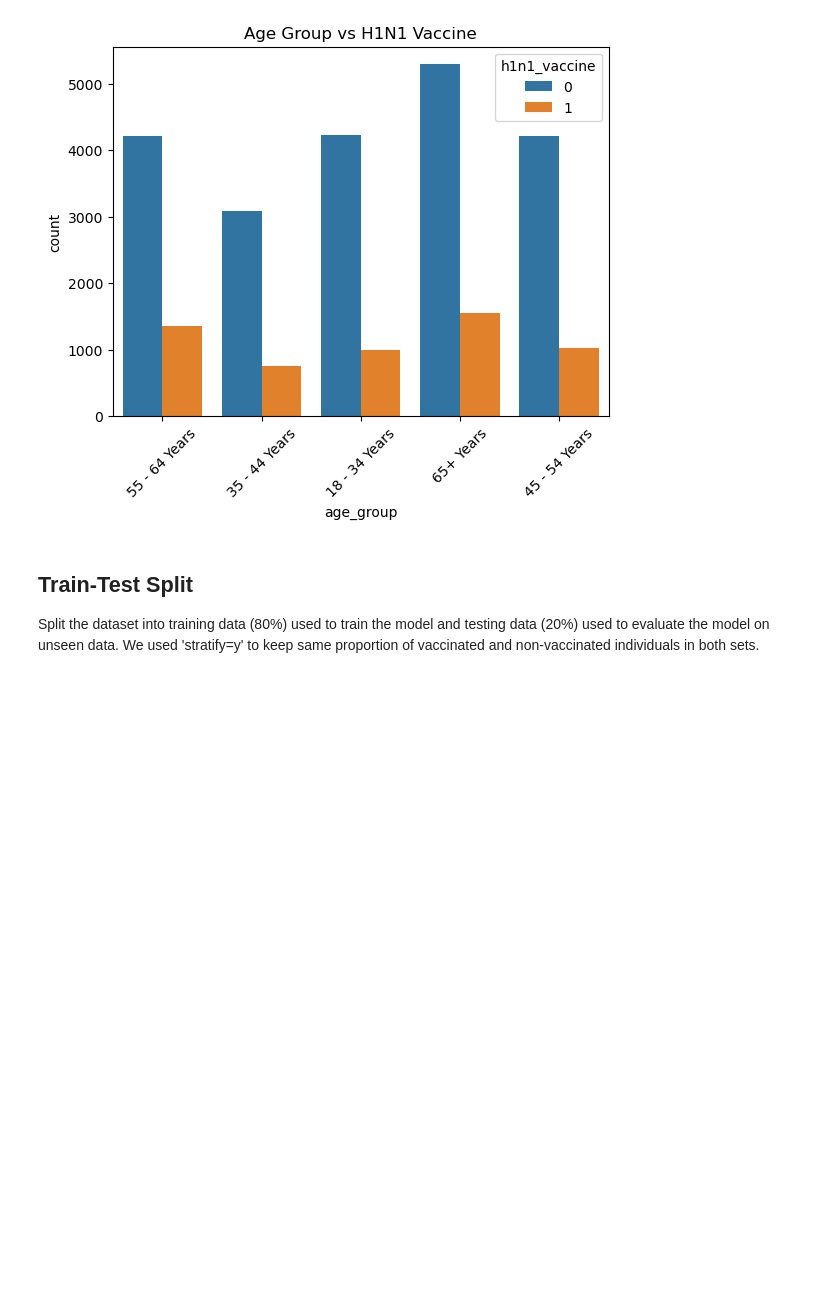
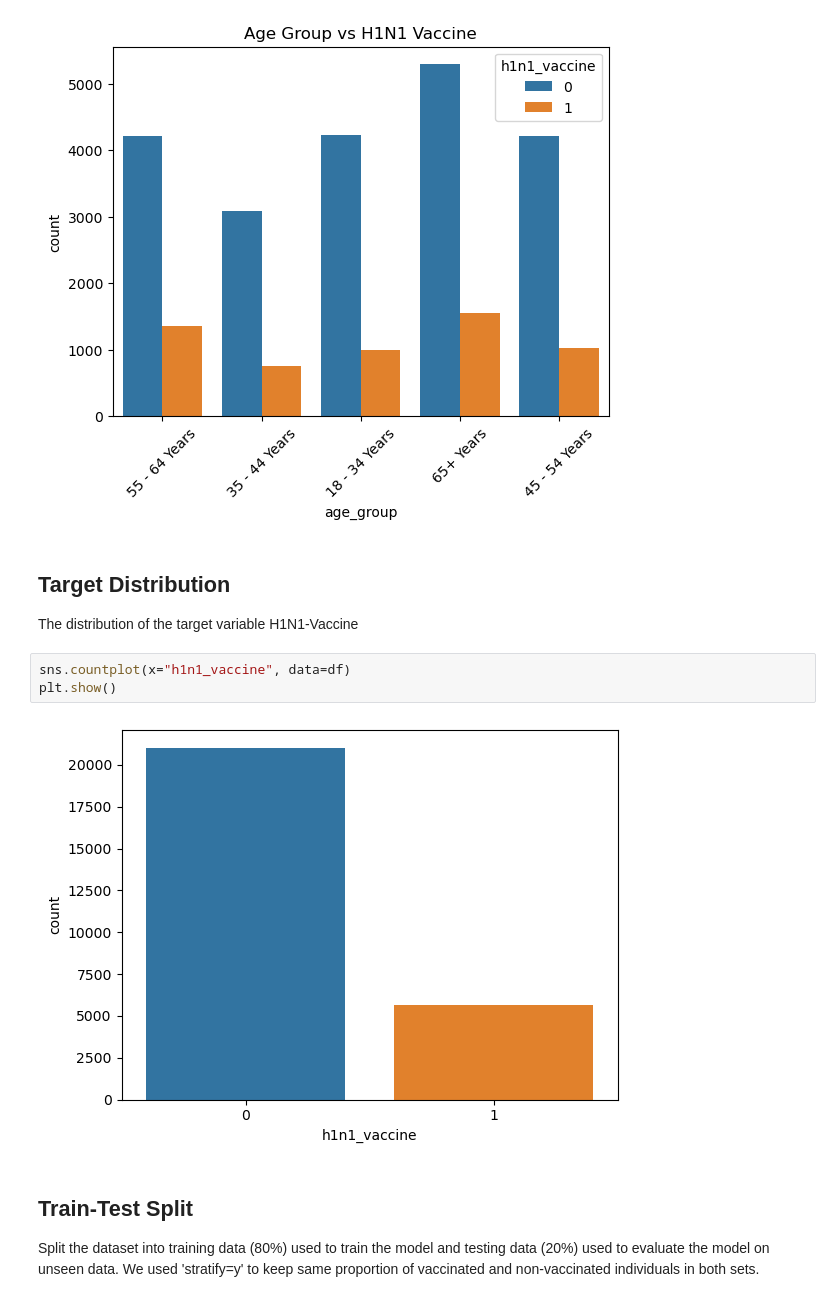
Before and after one commit to frankline254-f/H1N1-Vaccine-Analysis-Predictions, a Jupyter notebook: student.ipynb, the cells around one changed output. Cells and saved outputs as stored; diff of their text form; blank space fills up the shorter version.

Commit message:
Distribution of the target variable H1N1

```diff
--- a/student.ipynb
+++ b/student.ipynb
@@ -129,6 +129,14 @@ plt.title("Age Group vs H1N1 Vaccine")
 plt.show()
 # %% [output]
 [figure]
+# %% [markdown]
+## Target Distribution
+The distribution of the target variable H1N1-Vaccine
+# %%
+sns.countplot(x="h1n1_vaccine", data=df)
+plt.show()
+# %% [output]
+[figure, added]
 # %% [markdown]
 ## Train-Test Split
 Split the dataset into training data (80%) used to train the model and testing data (20%) used to evaluate the model on unseen data. We used 'stratify=y' to keep same proportion of vaccinated and non-vaccinated individuals in both sets.
```
